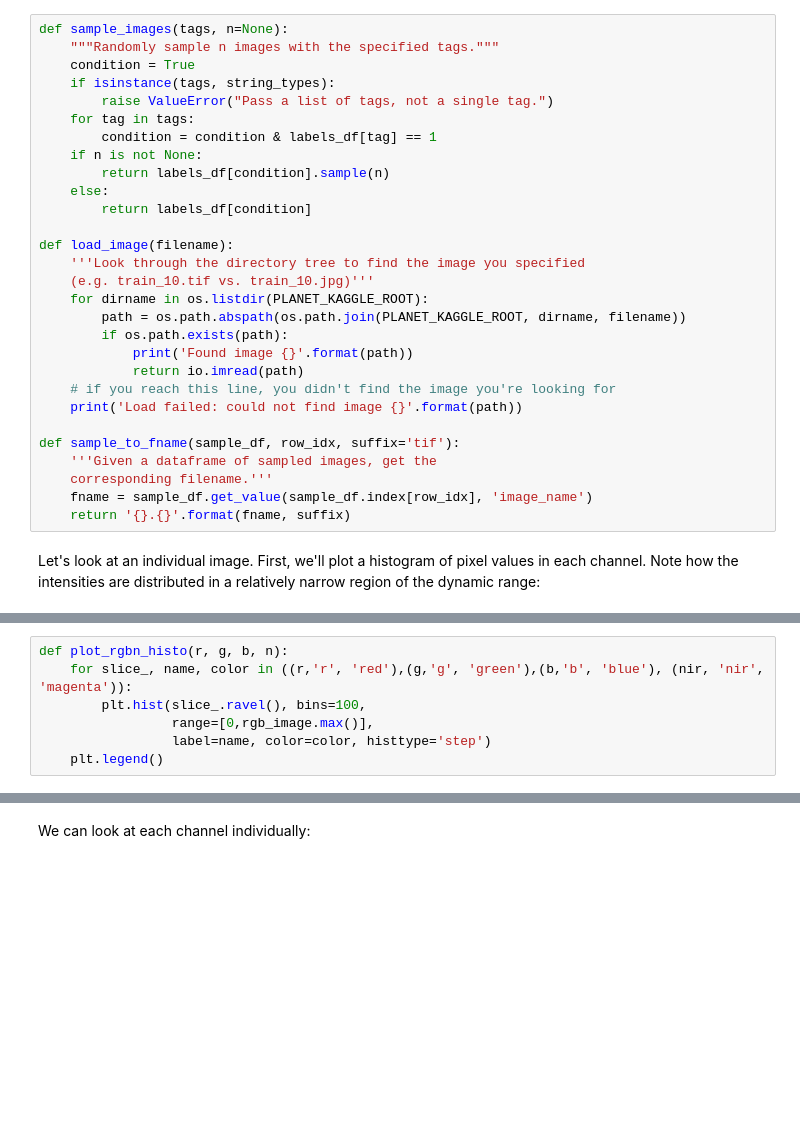
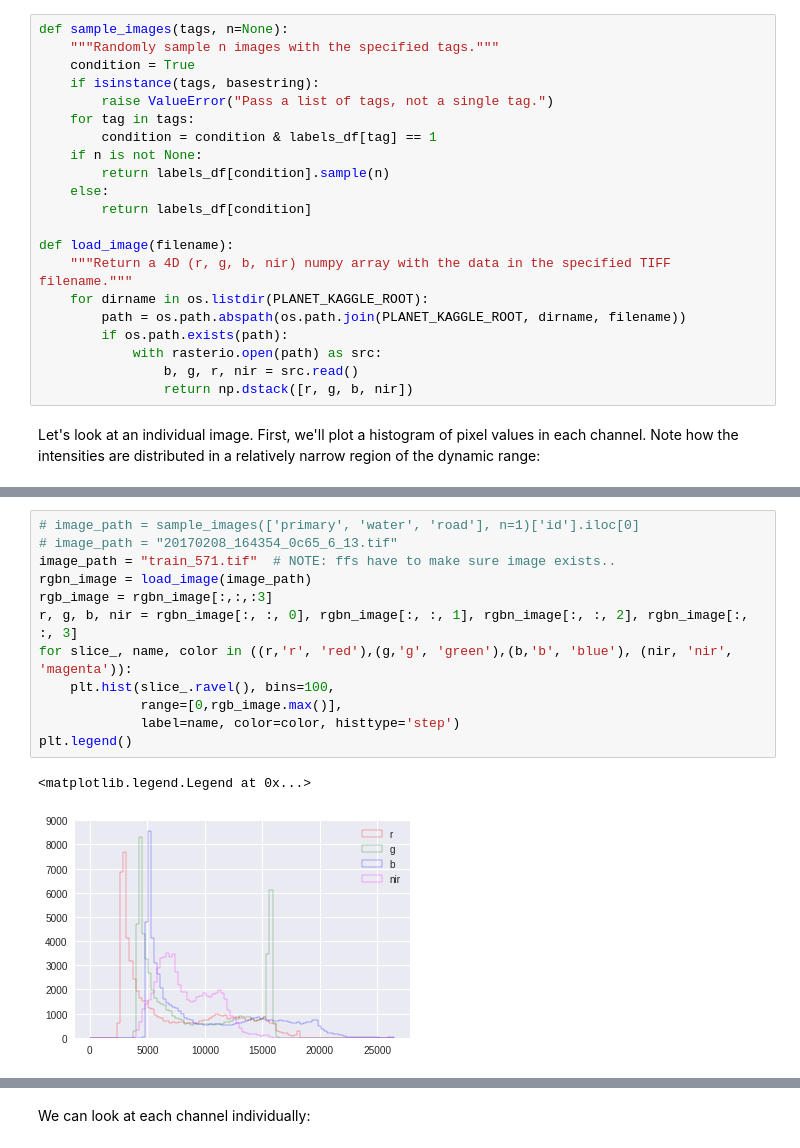
Before and after one commit to WNoxchi/deeplearningstudy, a Jupyter notebook: Kaggle/Planet/Planet_chip_examples.ipynb, the cells around one changed output, grey strips where cells are left out. Saved outputs shown, nothing was run; the diff lists cells and outputs as text; blank space fills up the shorter version.

```diff
--- a/Kaggle/Planet/Planet_chip_examples.ipynb
+++ b/Kaggle/Planet/Planet_chip_examples.ipynb
@@ -92,7 +153,7 @@ The files can be easily read into Numpy arrays with the [rasterio](https://mapbo
 def sample_images(tags, n=None):
     """Randomly sample n images with the specified tags."""
     condition = True
-    if isinstance(tags, string_types):
+    if isinstance(tags, basestring):
         raise ValueError("Pass a list of tags, not a single tag.")
     for tag in tags:
         condition = condition & labels_df[tag] == 1
@@ -102,20 +163,12 @@ def sample_images(tags, n=None):
         return labels_df[condition]
 
 def load_image(filename):
-    '''Look through the directory tree to find the image you specified
-    (e.g. train_10.tif vs. train_10.jpg)'''
+    """Return a 4D (r, g, b, nir) numpy array with the data in the specified TIFF filename."""
     for dirname in os.listdir(PLANET_KAGGLE_ROOT):
         path = os.path.abspath(os.path.join(PLANET_KAGGLE_ROOT, dirname, filename))
         if os.path.exists(path):
-            print('Found image {}'.format(path))
-            return io.imread(path)
-    # if you reach this line, you didn't find the image you're looking for
-    print('Load failed: could not find image {}'.format(path))
-
-def sample_to_fname(sample_df, row_idx, suffix='tif'):
-    '''Given a dataframe of sampled images, get the
-    corresponding filename.'''
-    fname = sample_df.get_value(sample_df.index[row_idx], 'image_name')
-    return '{}.{}'.format(fname, suffix)
+            with rasterio.open(path) as src:
+                b, g, r, nir = src.read()
+                return np.dstack([r, g, b, nir])
 # %% [markdown]
 Let's look at an individual image. First, we'll plot a histogram of pixel values in each channel. Note how the intensities are distributed in a relatively narrow region of the dynamic range:
@@ -122,7 +183,15 @@ Let's look at an individual image. First, we'll plot a histogram of pixel values
 # %%
-def plot_rgbn_histo(r, g, b, n):
-    for slice_, name, color in ((r,'r', 'red'),(g,'g', 'green'),(b,'b', 'blue'), (nir, 'nir', 'magenta')):
-        plt.hist(slice_.ravel(), bins=100,
-                 range=[0,rgb_image.max()],
-                 label=name, color=color, histtype='step')
-    plt.legend()
+# image_path = sample_images(['primary', 'water', 'road'], n=1)['id'].iloc[0]
+# image_path = "20170208_164354_0c65_6_13.tif"
+image_path = "train_571.tif"  # NOTE: ffs have to make sure image exists..
+rgbn_image = load_image(image_path)
+rgb_image = rgbn_image[:,:,:3]
+r, g, b, nir = rgbn_image[:, :, 0], rgbn_image[:, :, 1], rgbn_image[:, :, 2], rgbn_image[:, :, 3]
+for slice_, name, color in ((r,'r', 'red'),(g,'g', 'green'),(b,'b', 'blue'), (nir, 'nir', 'magenta')):
+    plt.hist(slice_.ravel(), bins=100,
+             range=[0,rgb_image.max()],
+             label=name, color=color, histtype='step')
+plt.legend()
+# %% [output]
+<matplotlib.legend.Legend at 0x...>
+[figure, added]
```
Also changed, not shown: parts of 20 cells of this notebook.
